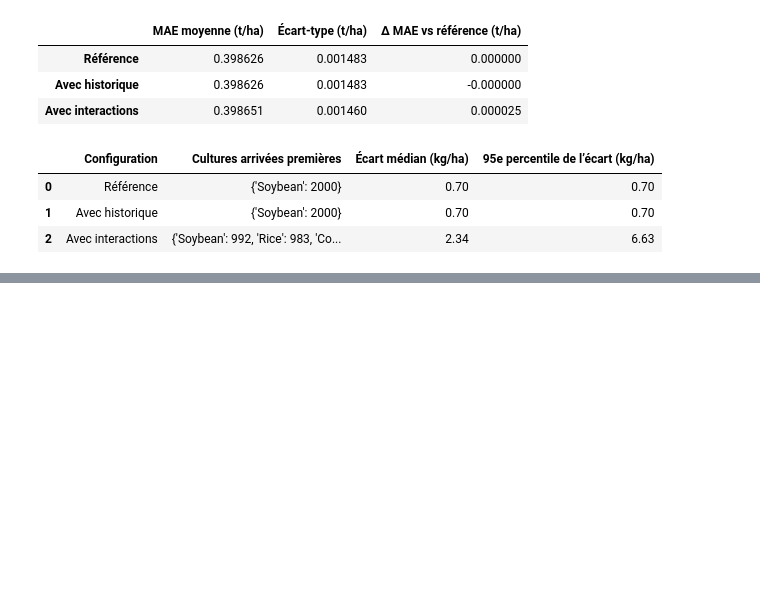
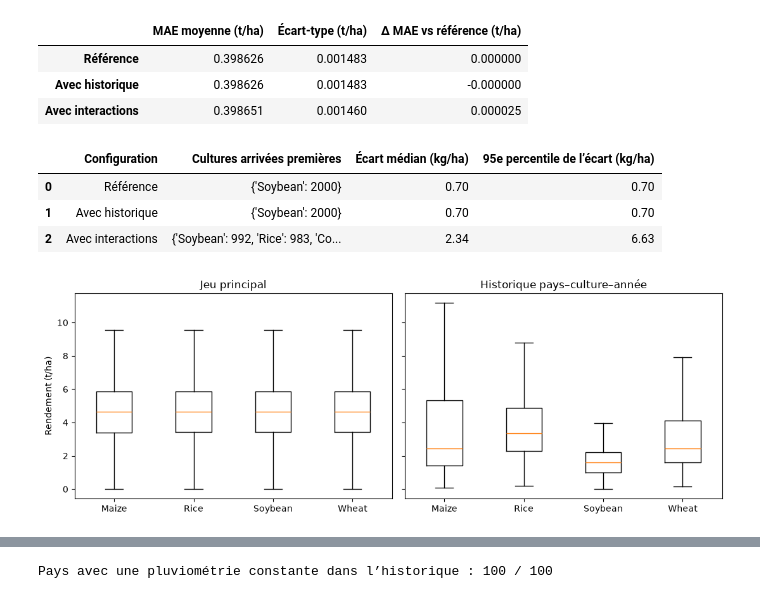
Before and after one commit to ClementMouton/recommandation-agriculture-OCR_Projet_12, a Jupyter notebook: notebooks/acp_consolidation.ipynb, the cells around one changed output, grey strips where cells are left out. Drawn from its saved outputs; the diff is of its cells as text; code cells hidden in the pictures; blank space fills up the shorter version.

```diff
--- a/notebooks/acp_consolidation.ipynb
+++ b/notebooks/acp_consolidation.ipynb
@@ -322,3 +322,69 @@ display(pd.DataFrame(ranking_summary).round(2))
 | 0 | Référence | {'Soybean': 2000} | 0.70 | 0.70 |
 | 1 | Avec historique | {'Soybean': 2000} | 0.70 | 0.70 |
 | 2 | Avec interactions | {'Soybean': 992, 'Rice': 983, 'Co... | 2.34 | 6.63 |
+# %%
+historique = history_raw.groupby(history_key, as_index=False).agg(
+    rendement_hg_ha=("hg/ha_yield", "median"),
+    pluie_mm=("average_rain_fall_mm_per_year", "median"),
+    temperature_c=("avg_temp", "median"),
+)
+historique["Crop"] = historique["Item"].map(crop_names)
+historique = historique.loc[
+    historique["Crop"].notna() & historique["rendement_hg_ha"].ge(0)
+].copy()
+historique["rendement_t_ha"] = historique["rendement_hg_ha"] / 10_000
+
+cultures_communes = sorted(historique["Crop"].unique())
+principal = agriculture.loc[
+    agriculture["Crop"].isin(cultures_communes),
+    ["Crop", target, "Rainfall_mm", "Temperature_Celsius"],
+].rename(columns={
+    target: "rendement_t_ha",
+    "Rainfall_mm": "pluie_mm",
+    "Temperature_Celsius": "temperature_c",
+})
+
+sources = {
+    "Jeu principal": principal,
+    "Historique pays–culture–année": historique,
+}
+
+comparaison = []
+fig, axes = plt.subplots(1, 2, figsize=(11, 4), sharey=True)
+
+for ax, (source, frame) in zip(axes, sources.items()):
+    ax.boxplot([
+        frame.loc[frame["Crop"].eq(crop), "rendement_t_ha"]
+        for crop in cultures_communes
+    ], showfliers=False)
+    ax.set_xticks(range(1, len(cultures_communes) + 1), cultures_communes)
+    ax.set_title(source)
+
+    for crop, group in frame.groupby("Crop", sort=True):
+        corr = group[
+            ["rendement_t_ha", "pluie_mm", "temperature_c"]
+        ].corr()["rendement_t_ha"]
+        comparaison.append({
+            "Source": source,
+            "Culture": crop,
+            "Observations": len(group),
+            "Rendement médian (t/ha)": group["rendement_t_ha"].median(),
+            "Corrélation pluie–rendement": corr["pluie_mm"],
+            "Corrélation température–rendement": corr["temperature_c"],
+        })
+
+axes[0].set_ylabel("Rendement (t/ha)")
+fig.tight_layout()
+plt.show()
+
+display(pd.DataFrame(comparaison).round(3))
+
+pluie_par_pays = historique.groupby("Area")["pluie_mm"].nunique()
+print(
+    "Pays avec une pluviométrie constante dans l’historique :",
+    pluie_par_pays.eq(1).sum(),
+    "/",
+    len(pluie_par_pays),
+)
+# %% [output]
+[figure, added]
@@ -324,0 +400 @@ display(pd.DataFrame(ranking_summary).round(2))
+Pays avec une pluviométrie constante dans l’historique : 100 / 100
```
Also changed, not shown: parts of 5 cells of this notebook, 3 other files.
